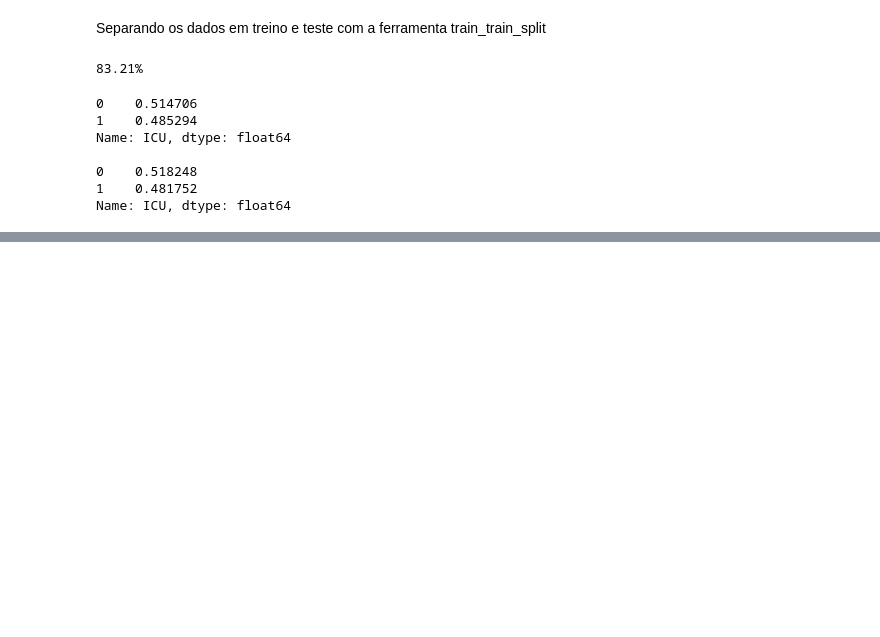
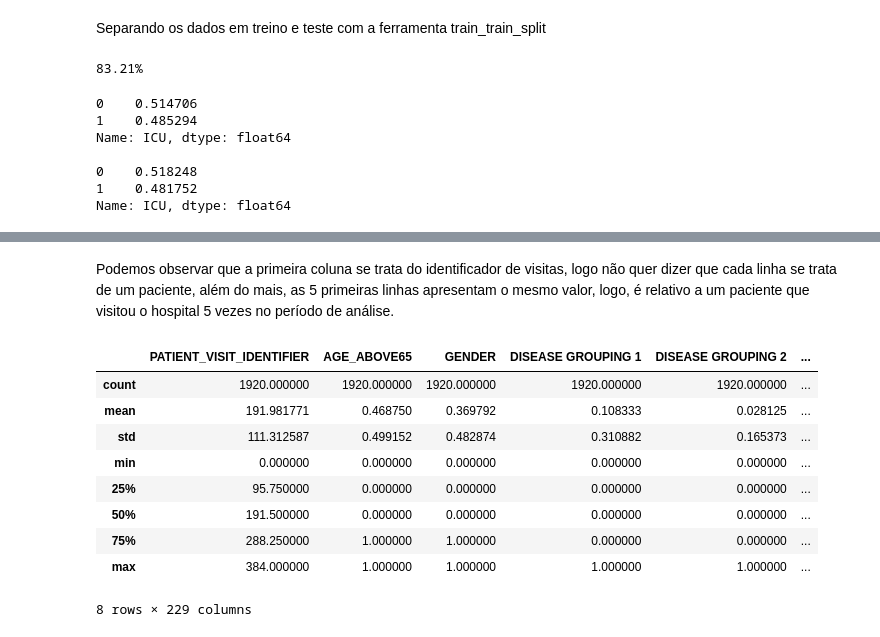
Before and after one commit to antoniodragoc/Bootcamp_Data_Science_Aplicada, a Jupyter notebook: Modulo04/m04a05.ipynb, the cells around one changed output, grey strips where cells are left out. Drawn from its saved outputs; the diff is of its cells as text; code cells hidden in the pictures; blank space fills up the shorter version.

```diff
--- a/Modulo04/m04a05.ipynb
+++ b/Modulo04/m04a05.ipynb
@@ -167,0 +176,2 @@ Name: ICU, dtype: float64
+# %% [markdown]
+Podemos observar que a primeira coluna se trata do identificador de visitas, logo não quer dizer que cada linha se trata de um paciente, além do mais, as 5 primeiras linhas apresentam o mesmo valor, logo, é relativo a um paciente que visitou o hospital 5 vezes no período de análise.
@@ -167,0 +199,17 @@ Name: ICU, dtype: float64
+# %%
+# Utilizando a função criada para tratar os dados
+
+dados_limpos = preenche_tabela(dados)
+dados_limpos.dropna(inplace=True)
+dados_limpos.describe()
+# %% [output]
+|  | PATIENT_VISIT_IDENTIFIER | AGE_ABOVE65 | GENDER | DISEASE GROUPING 1 | DISEASE GROUPING 2 | ... |
+| count | 1920.000000 | 1920.000000 | 1920.000000 | 1920.000000 | 1920.000000 | ... |
+| mean | 191.981771 | 0.468750 | 0.369792 | 0.108333 | 0.028125 | ... |
+| std | 111.312587 | 0.499152 | 0.482874 | 0.310882 | 0.165373 | ... |
+| min | 0.000000 | 0.000000 | 0.000000 | 0.000000 | 0.000000 | ... |
+| 25% | 95.750000 | 0.000000 | 0.000000 | 0.000000 | 0.000000 | ... |
+| 50% | 191.500000 | 0.000000 | 0.000000 | 0.000000 | 0.000000 | ... |
+| 75% | 288.250000 | 1.000000 | 1.000000 | 0.000000 | 0.000000 | ... |
+| max | 384.000000 | 1.000000 | 1.000000 | 1.000000 | 1.000000 | ... |
+8 rows × 229 columns
```
Also changed, not shown: parts of 18 cells of this notebook, 1 other file.
